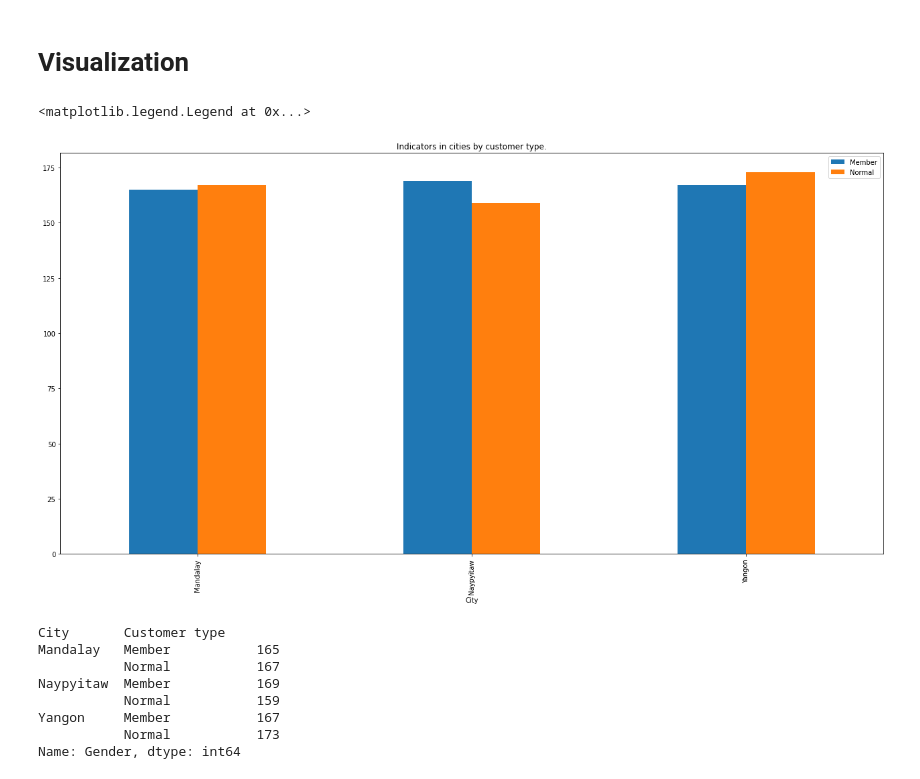
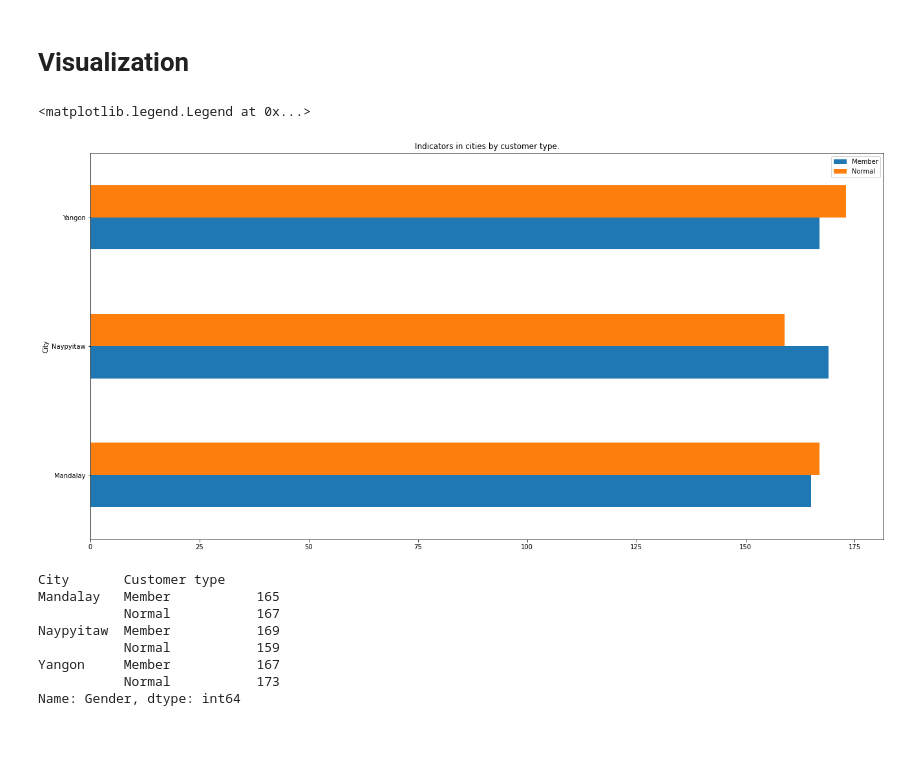
Before and after one commit to ShaxobiddinMukhiddinov/SuperMarket_analysis, a Jupyter notebook: MarketVisual.ipynb, the cells around one changed output. Drawn from its saved outputs; the diff is of its cells as text; code cells hidden in the pictures; blank space fills up the shorter version.

```diff
--- a/MarketVisual.ipynb
+++ b/MarketVisual.ipynb
@@ -118,12 +134,12 @@ df.head(10)
 # Visualization
 # %%
 #1
-data = df.groupby(['City','Customer type']).count()['Gender']
-data.unstack(level=1).plot(kind='bar', figsize=(22,11), title = "Indicators in cities by customer type.")
+data = df.groupby(['City','Customer type'])['Gender'].count()
+data.unstack(level=1).plot(kind='barh', figsize=(22,11), title = "Indicators in cities by customer type.")
 plt.legend(loc='upper right')
 # %% [output]
 <matplotlib.legend.Legend at 0x...>
-[figure, old version]
+[figure, new version]
 # %%
 data
 # %% [output]
```
Also changed, not shown: parts of 20 cells of this notebook.
